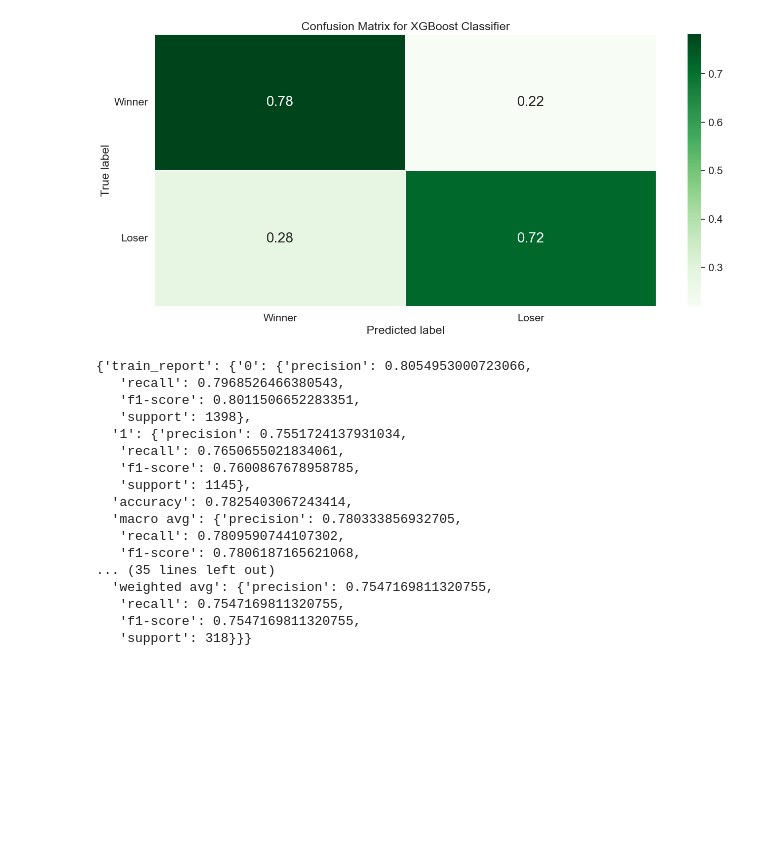
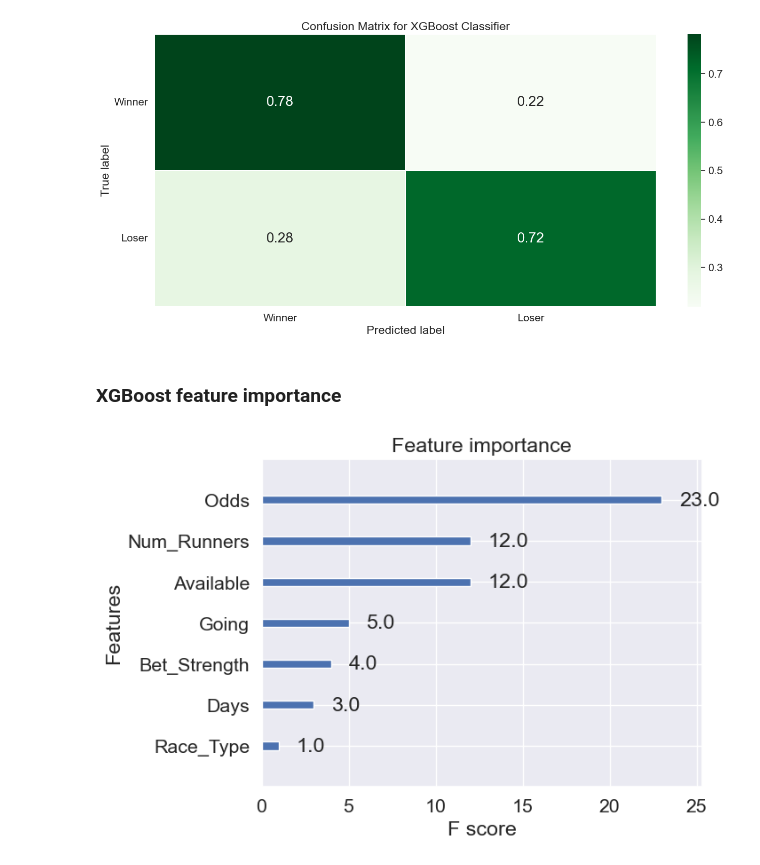
Before and after one commit to asadiceccarelli/horse-racing-betting, a Jupyter notebook: project/models/model_graphs.ipynb, the cells around one changed output. Drawn from its saved outputs; the diff is of its cells as text; code cells hidden in the pictures; blank space fills up the shorter version.

Commit message:
Get feature importance.

```diff
--- a/project/models/model_graphs.ipynb
+++ b/project/models/model_graphs.ipynb
@@ -94,44 +95,11 @@ plt.savefig('../../images/xgb-confusion-matric.png')
 plt.show()
 # %% [output]
 [figure]
-# %%
-test_dict = {}
-xboost_reports = json.load(open('xgboost/reports.json', 'r'))
-xboost_reports
-# xboost_reports['test_report']['micro avg']['precision']
-#     model_name = model_reports.split('/')[-2]
-#     f1 = json.load(open(model_reports, 'r'))['validation_report']['macro avg']['f1-score']
-#     test_precision[model_name] = f1
-
-# fig = px.bar(
-#     x=test_precision.values(),
-#     y=test_precision.keys(),
-#     color=test_precision.values(),
-#     color_continuous_scale='oxy',
-#     title='Validation set F1 score',
-#     labels={'x': 'F1 score', 'y': 'Model'}
-#     )
-
-# fig.update_layout(yaxis={'categoryorder': 'total descending'}, font={'size': 24})
-# fig.update_xaxes(range=[0.7, 0.76])
-# fig.update_coloraxes(showscale=False)
-# fig.write_image('../../images/validation-f1.png', scale=10)
-# fig
-# %% [output]
-{'train_report': {'0': {'precision': 0.8054953000723066,
-   'recall': 0.7968526466380543,
-   'f1-score': 0.8011506652283351,
-   'support': 1398},
-  '1': {'precision': 0.7551724137931034,
-   'recall': 0.7650655021834061,
-   'f1-score': 0.7600867678958785,
-   'support': 1145},
-  'accuracy': 0.7825403067243414,
-  'macro avg': {'precision': 0.780333856932705,
-   'recall': 0.7809590744107302,
-   'f1-score': 0.7806187165621068,
-... (35 lines left out)
-  'weighted avg': {'precision': 0.7547169811320755,
-   'recall': 0.7547169811320755,
-   'f1-score': 0.7547169811320755,
-   'support': 318}}}
+# %% [markdown]
+### XGBoost feature importance
+# %%
+import xgboost as xgb
+xgb.plot_importance(model)
+plt.savefig('../../images/xgb-feature-importance.png', bbox_inches='tight')
+# %% [output]
+[figure, added]
```
Also changed, not shown: parts of 2 cells of this notebook, 4 other files.
